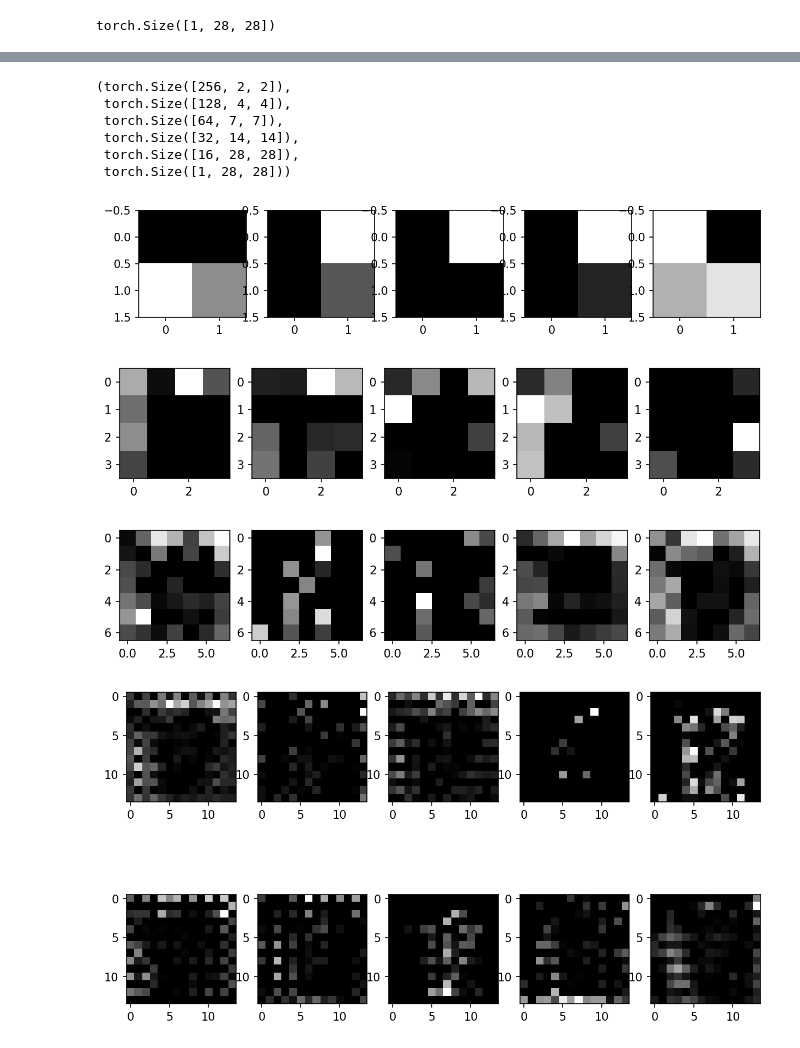
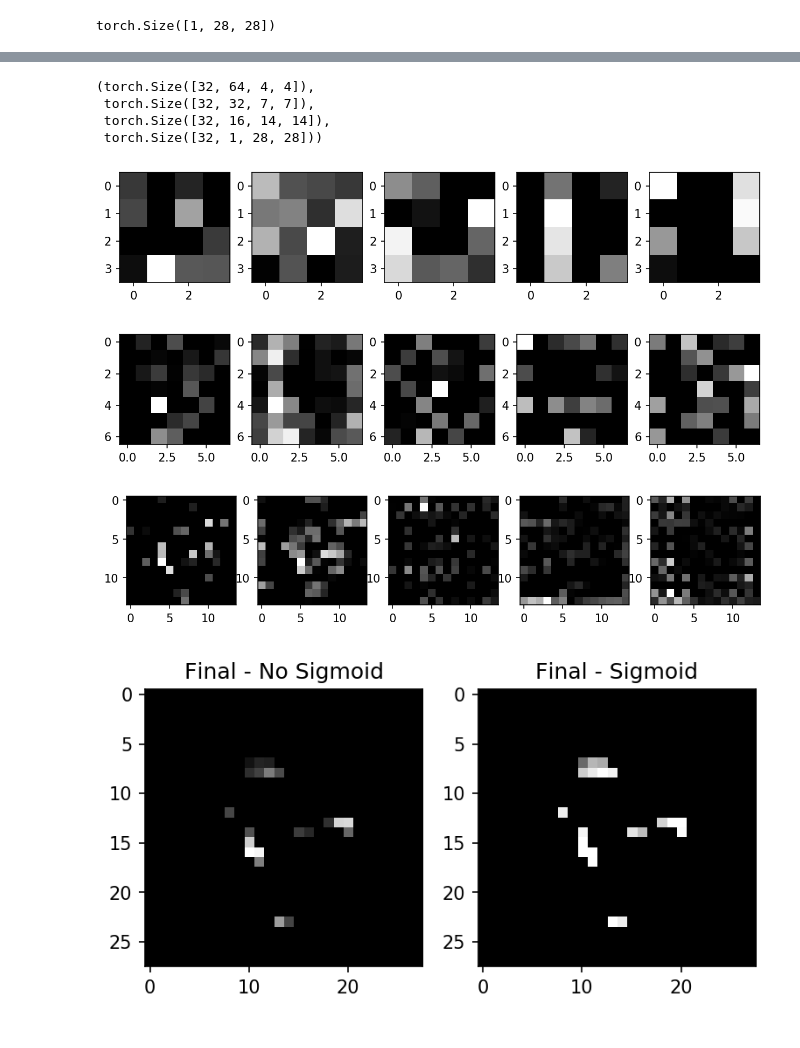
Before and after one commit to mikkeldah/IT3030---Deep-Learning, a Jupyter notebook: Project 3 - Deep Generative Models/ae_generator.ipynb, the cells around one changed output, grey strips where cells are left out. Drawn from its saved outputs; the diff is of its cells as text; code cells hidden in the pictures.

```diff
--- a/Project 3 - Deep Generative Models/ae_generator.ipynb
+++ b/Project 3 - Deep Generative Models/ae_generator.ipynb
@@ -73,36 +94,28 @@ AutoEncoder(
   )
 )
 # %%
-c1 = model.decoder[0](z)
+z = model.decoder[0:3](z)
+
+c1 = model.decoder[3](z)
 c1 = F.relu(c1)
 
-c2 = model.decoder[2](c1)
+c2 = model.decoder[5](c1)
 c2 = F.relu(c2)
 
-c3 = model.decoder[4](c2)
+c3 = model.decoder[7](c2)
 c3 = F.relu(c3)
 
 
-c4 = model.decoder[6](c3)
+c4 = model.decoder[9](c3)
 c4 = F.relu(c4)
 
 
-c5 = model.decoder[8](c4)
-c5 = F.relu(c5)
-
-
-c6 = model.decoder[10](c5)
-#c6 = F.relu(c6)
-
-
-c1.shape, c2.shape, c3.shape, c4.shape, c5.shape, c6.shape
+c1.shape, c2.shape, c3.shape, c4.shape
 # %% [output]
-(torch.Size([256, 2, 2]),
- torch.Size([128, 4, 4]),
- torch.Size([64, 7, 7]),
- torch.Size([32, 14, 14]),
- torch.Size([16, 28, 28]),
- torch.Size([1, 28, 28]))
+(torch.Size([32, 64, 4, 4]),
+ torch.Size([32, 32, 7, 7]),
+ torch.Size([32, 16, 14, 14]),
+ torch.Size([32, 1, 28, 28]))
 # %%
 # Visualize som feature maps from c1
 with torch.no_grad():
@@ -111,11 +124,11 @@ with torch.no_grad():
 
     # Plot each image in a separate subplot
     for i in range(5):
-        axs[i].imshow(c1[i], cmap='gray')
+        axs[i].imshow(c1[0][i], cmap='gray')
 
     plt.show()
 # %% [output]
-[figure, old version]
+[figure, new version]
 # %%
 with torch.no_grad():
     # Create a figure with 5 horizontally arranged subplots
@@ -123,11 +136,11 @@ with torch.no_grad():
 
     # Plot each image in a separate subplot
     for i in range(5):
-        axs[i].imshow(c2[i], cmap='gray')
+        axs[i].imshow(c2[0][i], cmap='gray')
 
     plt.show()
 # %% [output]
-[figure, old version]
+[figure, new version]
 # %%
 with torch.no_grad():
     # Create a figure with 5 horizontally arranged subplots
@@ -135,24 +148,23 @@ with torch.no_grad():
 
     # Plot each image in a separate subplot
     for i in range(5):
-        axs[i].imshow(c3[i], cmap='gray')
+        axs[i].imshow(c3[0][i], cmap='gray')
 
     plt.show()
 # %% [output]
-[figure, old version]
+[figure, new version]
 # %%
 with torch.no_grad():
     # Create a figure with 5 horizontally arranged subplots
-    fig, axs = plt.subplots(2, 5, figsize=(10, 6), dpi=150)
+    fig, axs = plt.subplots(1, 2, figsize=(6, 4), dpi=150)
 
-    n = 0
     # Plot each image in a separate subplot
-    for j in range(2):
-        for i in range(5):
-            axs[j, i].imshow(c4[n], cmap='gray')
-            n += 1
+    axs[0].imshow(c4[0].squeeze(0), cmap='gray')
+    axs[0].set_title('Final - No Sigmoid')
+    axs[1].imshow(F.sigmoid(c4[0].squeeze(0)), cmap='gray')
+    axs[1].set_title('Final - Sigmoid')
 
 
     plt.show()
 # %% [output]
-[figure, old version]
+[figure, new version]
```
Also changed, not shown: parts of 7 cells of this notebook, 2 other files.
